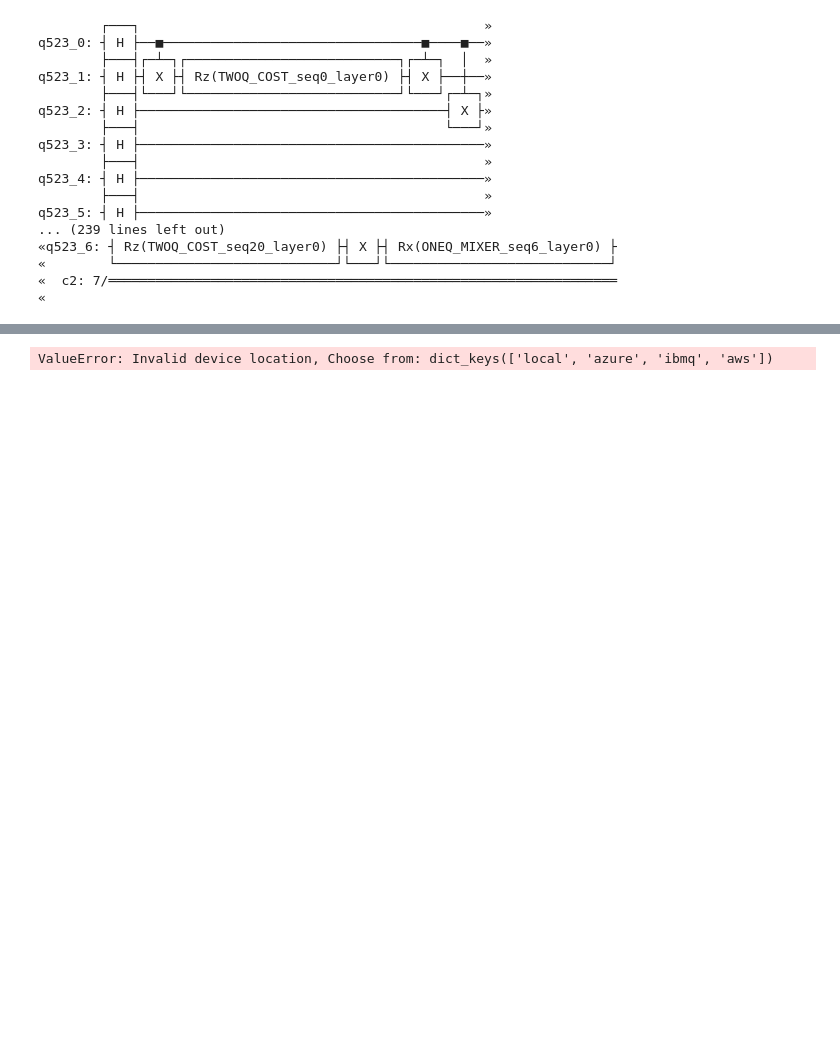
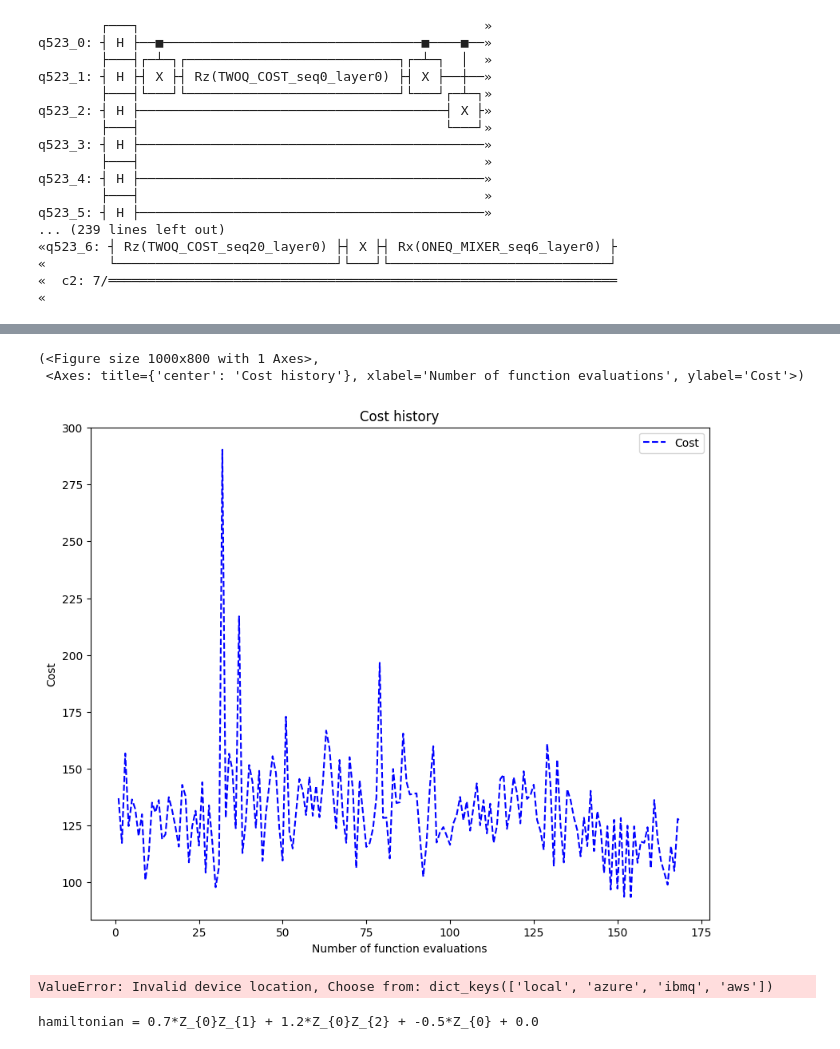
Before and after one commit to gzquse/DEAL_QUBO, a Jupyter notebook: explore/openqaoa.ipynb, the cells around one changed output, grey strips where cells are left out. Drawn from its saved outputs; the diff is of its cells as text; code cells hidden in the pictures; blank space fills up the shorter version.

```diff
--- a/explore/openqaoa.ipynb
+++ b/explore/openqaoa.ipynb
@@ -249,6 +249,15 @@ ERROR:stevedore.extension:Could not load 'ibm_backend': No module named 'qiskit.
 ERROR:stevedore.extension:Could not load 'ibm_dynamic_circuits': No module named 'qiskit.primitives.containers'
 ERROR:stevedore.extension:Could not load 'ibm_backend': No module named 'qiskit.primitives.containers'
 ERROR:stevedore.extension:Could not load 'ibm_dynamic_circuits': No module named 'qiskit.primitives.containers'
+# %%
+opt_results = q_qiskit.result
+# %%
+opt_results
+opt_results.plot_cost()
+# %% [output]
+(<Figure size 1000x800 with 1 Axes>,
+ <Axes: title={'center': 'Cost history'}, xlabel='Number of function evaluations', ylabel='Cost'>)
+[figure, added]
 # %%
 rigetti_args ={
     'as_qvm':True,
@@ -278,0 +299,10 @@ ValueError: Invalid device location, Choose from: dict_keys(['local', 'azure', '
+# %%
+# Create a hamiltonian on 3 qubits with 2 coupling terms and 1 bias term
+Term1 = PauliOp('ZZ', (0, 1))
+Term2 = PauliOp('ZZ', (0, 2))
+Term3 = PauliOp('Z', (0, ))
+
+hamiltonian = Hamiltonian([Term1, Term2, Term3], [0.7, 1.2, -0.5], 0.0)
+print("hamiltonian =", hamiltonian)
+# %% [output]
+hamiltonian = 0.7*Z_{0}Z_{1} + 1.2*Z_{0}Z_{2} + -0.5*Z_{0} + 0.0
```
Also changed, not shown: parts of 98 cells of this notebook, 6 other files.
